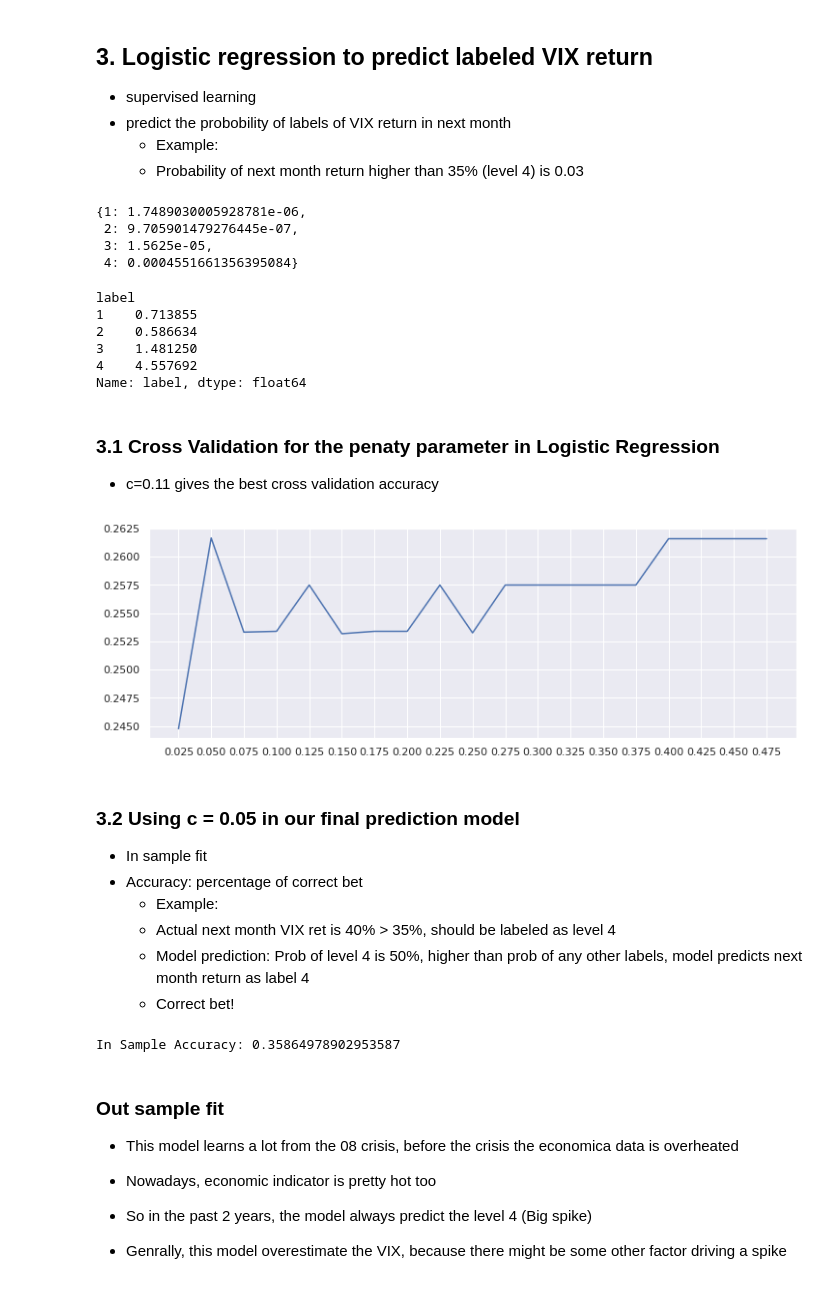
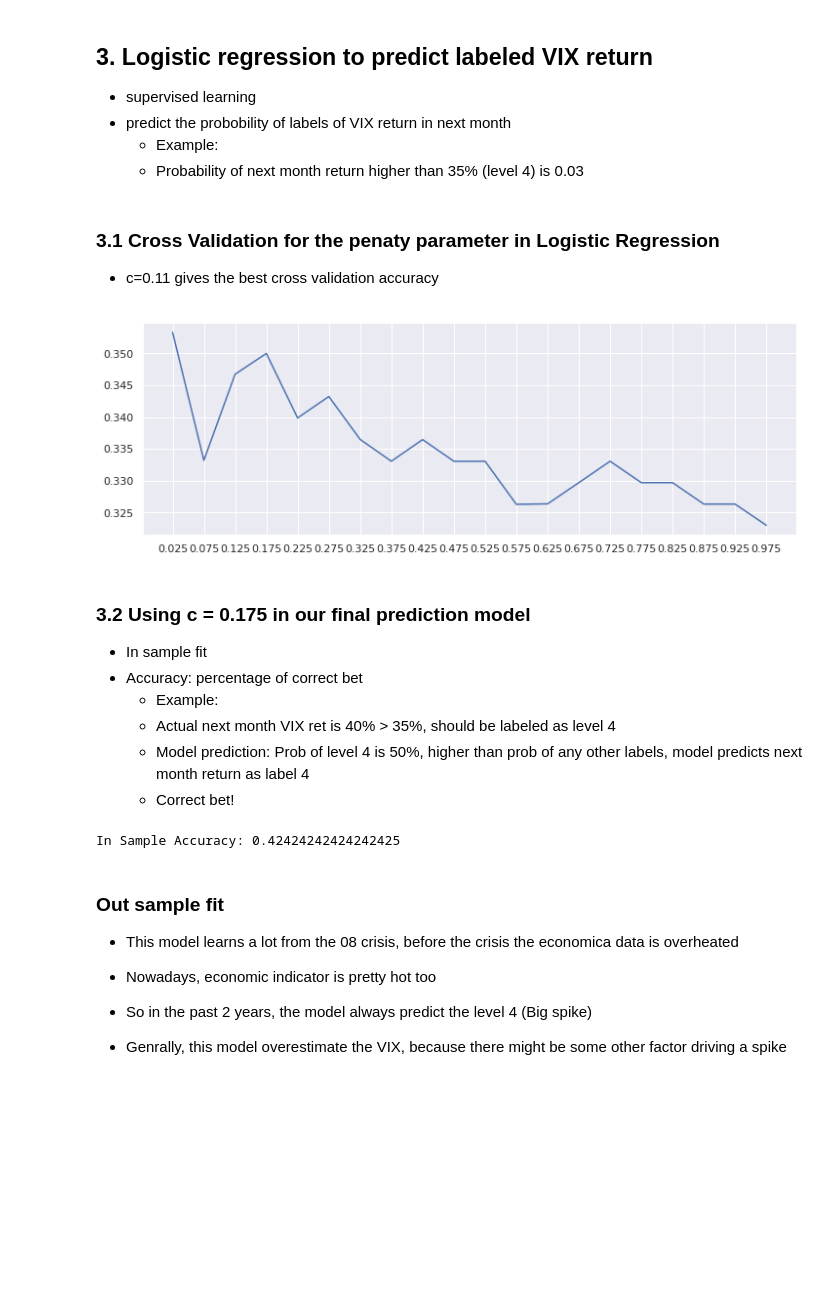
Before and after one commit to ShawnZhouu/VIXPrediction, a Jupyter notebook: MacroPredictsVIX.ipynb, the cells around one changed output. Cells and saved outputs as stored; diff of their text form; code cells hidden in the pictures; blank space fills up the shorter version.

```diff
--- a/MacroPredictsVIX.ipynb
+++ b/MacroPredictsVIX.ipynb
@@ -156,9 +166,9 @@ class kmeans_1d:
 # %%
-split = 12*20
+split = 12*25
 n_clusters = 4
 
 y_train_ret = dataM[3:split]['VIX1mret']
-fitted = kmeans_1d(y_train_ret, n_clusters)
+fitted = kmeans_1d(y_train_ret, n_clusters, binary = False)
 y_train = fitted.train()['label']
 
 X_train = dataM[3:split].drop(columns = 'VIX1mret')
@@ -167,8 +177,7 @@ y_test_ret = dataM[split:-1]['VIX1mret']
 y_test = fitted.predict(y_test_ret)
 X_test = dataM[split:-1].drop(columns = 'VIX1mret')
 
-center = fitted.kmeans.cluster_centers_
-center.sort(axis = 0)
+center = np.sort(fitted.kmeans.cluster_centers_, axis = 0)
 boundry = (center[1:] + center[:-1])/2
 print('boundry of clusters:', boundry.flatten())
 # %% [output]
@@ -202,47 +211,31 @@ labeled_hist(y_test_ret.astype(float), bins = 25)
 - predict the probobility of labels of VIX return in next month
     - Example:
     - Probability of next month return higher than 35% (level 4) is 0.03
-# %%
-weight = dict(1/y_train.groupby(y_train).size()**3)
-weight
-# %% [output]
-{1: 1.7489030005928781e-06,
- 2: 9.705901479276445e-07,
- 3: 1.5625e-05,
- 4: 0.0004551661356395084}
-# %%
-len(y_train)/y_train.groupby(y_train).size()**1/4
-# %% [output]
-label
-1    0.713855
-2    0.586634
-3    1.481250
-4    4.557692
-Name: label, dtype: float64
 # %% [markdown]
 ### 3.1 Cross Validation for the penaty parameter in Logistic Regression
 - c=0.11 gives the best cross validation accuracy
 # %%
 from sklearn.linear_model import LogisticRegression
 from sklearn import preprocessing
 from sklearn.model_selection import cross_val_score
 
 scaler = preprocessing.StandardScaler().fit(X_train)
 X_train_ = pd.DataFrame(scaler.transform(X_train),columns = X_train.columns, index = X_train.index)
 X_test_ = pd.DataFrame(scaler.transform(X_test), columns = X_test.columns, index = X_test.index)
 
 cv_mse = []
-for pen in np.arange(0.025,.5,.025):
-    clf = LogisticRegression(random_state=0, C=pen, class_weight='balanced', multi_class = 'multinomial',solver='lbfgs')
-    cv_mse.append(np.mean(cross_val_score(clf, X_train_, y_train, cv=4, scoring = 'accuracy')))
+pen_list = np.arange(0.025,1,.05)
+for pen in pen_list:
+    clf = LogisticRegression(random_state=0, C=pen,class_weight= None, multi_class = 'multinomial',solver='lbfgs')
+    cv_mse.append(np.mean(cross_val_score(clf, X_train_, y_train, cv=3, scoring = 'accuracy')))
 
 fig = plt.figure(figsize=(12,4))
-plt.plot(np.arange(0.025,.5,.025),cv_mse)
-plt.xticks(np.arange(0.025,.5,.025));
+plt.plot(pen_list,cv_mse)
+plt.xticks(pen_list);
 # %% [output]
-[figure, old version]
+[figure, new version]
 # %% [markdown]
-### 3.2 Using c = 0.05 in our final prediction model
+### 3.2 Using c = 0.175 in our final prediction model
 - In sample fit
 - Accuracy: percentage of correct bet
     - Example:
@@ -250,10 +243,10 @@ plt.xticks(np.arange(0.025,.5,.025));
     - Model prediction: Prob of level 4 is 50%, higher than prob of any other labels, model predicts next month return as label 4
     - Correct bet!
 # %%
-clf = LogisticRegression(random_state=0, C=.05,class_weight='balanced', multi_class = 'multinomial',solver='lbfgs').fit(X_train_, y_train)
+clf = LogisticRegression(random_state=0, C=.175,class_weight = None, multi_class = 'multinomial',solver='lbfgs').fit(X_train_, y_train)
 print('In Sample Accuracy:',clf.score(X_train_, y_train))
 # %% [output]
-In Sample Accuracy: 0.35864978902953587
+In Sample Accuracy: 0.42424242424242425
 # %% [markdown]
 ### Out sample fit
 - This model learns a lot from the 08 crisis, before the crisis the economica data is overheated
```
Also changed, not shown: parts of 31 cells of this notebook, 1 other file.
